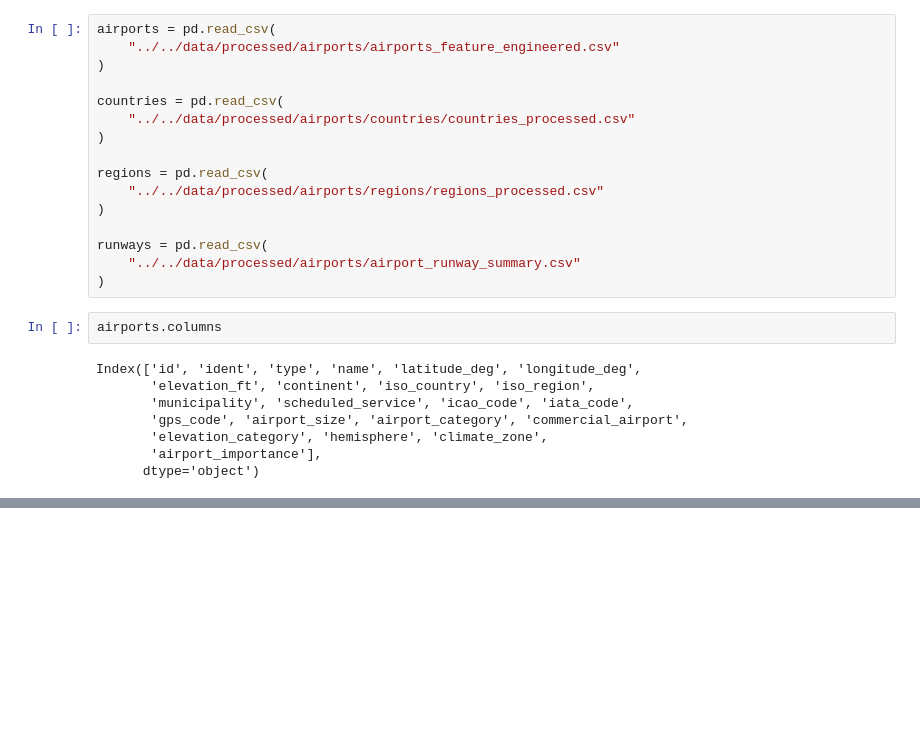
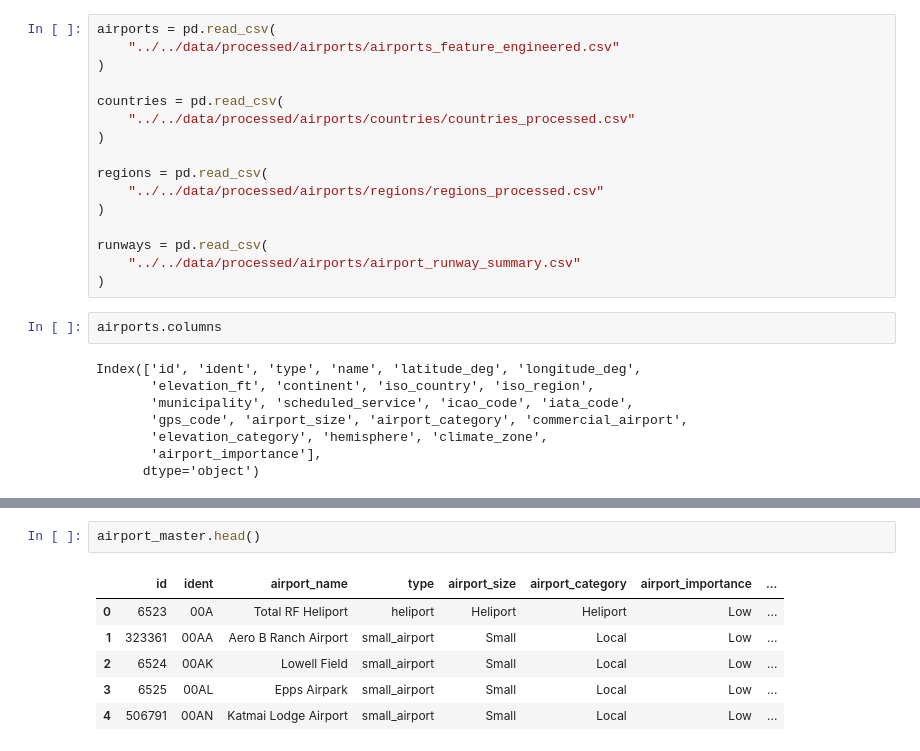
Before and after one commit to darshan-vgithub/Intelligent-Flight-Operations-Analytics-and-Decision-Support-Dashboard, a Jupyter notebook: notebooks/airports/10_Airport_Module_Integration.ipynb, the cells around one changed output, grey strips where cells are left out. Saved outputs shown, nothing was run; the diff lists cells and outputs as text; blank space fills up the shorter version.

```diff
--- a/notebooks/airports/10_Airport_Module_Integration.ipynb
+++ b/notebooks/airports/10_Airport_Module_Integration.ipynb
@@ -31,0 +268,9 @@ Index(['id', 'ident', 'type', 'name', 'latitude_deg', 'longitude_deg',
+# %%
+airport_master.head()
+# %% [output]
+|  | id | ident | airport_name | type | airport_size | airport_category | airport_importance | ... |
+| 0 | 6523 | 00A | Total RF Heliport | heliport | Heliport | Heliport | Low | ... |
+| 1 | 323361 | 00AA | Aero B Ranch Airport | small_airport | Small | Local | Low | ... |
+| 2 | 6524 | 00AK | Lowell Field | small_airport | Small | Local | Low | ... |
+| 3 | 6525 | 00AL | Epps Airpark | small_airport | Small | Local | Low | ... |
+| 4 | 506791 | 00AN | Katmai Lodge Airport | small_airport | Small | Local | Low | ... |
```
Also changed, not shown: parts of 25 cells of this notebook.
